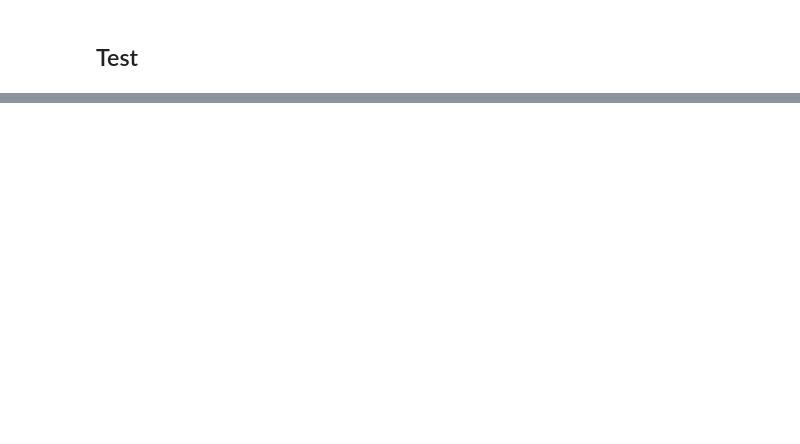
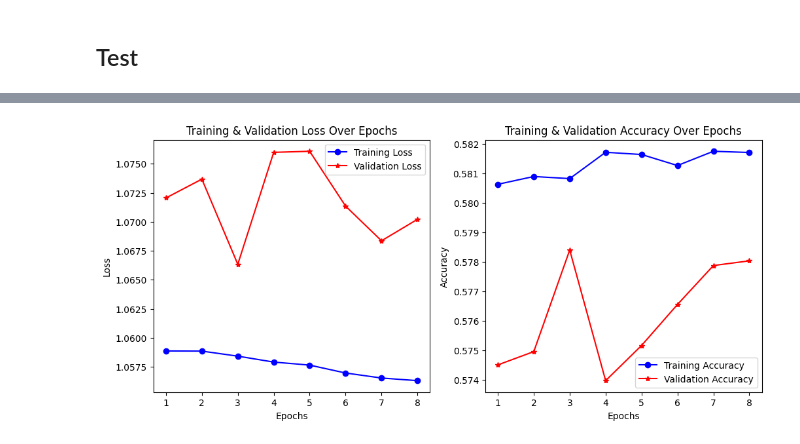
Before and after one commit to jennamferguson/Project1_Connect4, a Jupyter notebook: transformer.ipynb, the cells around one changed output, grey strips where cells are left out. Drawn from its saved outputs; the diff is of its cells as text; code cells hidden in the pictures; blank space fills up the shorter version.

```diff
--- a/transformer.ipynb
+++ b/transformer.ipynb
@@ -165,6 +160,8 @@ trans.compile(optimizer=tf.keras.optimizers.Adam(learning_rate=0.001),
               loss="categorical_crossentropy",
               metrics=["accuracy"])
 # %%
+from tensorflow.keras.callbacks import EarlyStopping
+
 early_stopping = EarlyStopping(
     monitor='val_loss',  # Stop if validation loss doesn't improve
     patience=5,          # Number of epochs to wait before stopping
@@ -173,6 +170,7 @@ early_stopping = EarlyStopping(
 
 history = trans.fit(X_train, y_train,
                     validation_data=(X_val, y_val),
-                    epochs=100,  # Adjust based on performance
-                    batch_size=64)  # Tune based on memory and dataset size
+                    epochs=20,  # Adjust based on performance
+                    batch_size=128,
+                    callbacks=[early_stopping])  # Tune based on memory and dataset size
 # %% [output]
@@ -203,0 +206,37 @@ trans.save('transformer_model.h5')
+# %%
+import matplotlib.pyplot as plt
+
+# Extract loss and accuracy values
+train_loss = history.history['loss']
+val_loss = history.history['val_loss']
+train_acc = history.history['accuracy']
+val_acc = history.history['val_accuracy']
+
+# Get number of epochs
+epochs = range(1, len(train_loss) + 1)
+
+# Create a figure
+plt.figure(figsize=(12, 5))
+
+# Plot Loss
+plt.subplot(1, 2, 1)
+plt.plot(epochs, train_loss, 'bo-', label='Training Loss')  # Blue circles
+plt.plot(epochs, val_loss, 'r*-', label='Validation Loss')  # Red stars
+plt.xlabel('Epochs')
+plt.ylabel('Loss')
+plt.title('Training & Validation Loss Over Epochs')
+plt.legend()
+
+# Plot Accuracy
+plt.subplot(1, 2, 2)
+plt.plot(epochs, train_acc, 'bo-', label='Training Accuracy')  # Blue circles
+plt.plot(epochs, val_acc, 'r*-', label='Validation Accuracy')  # Red stars
+plt.xlabel('Epochs')
+plt.ylabel('Accuracy')
+plt.title('Training & Validation Accuracy Over Epochs')
+plt.legend()
+
+# Show plots
+plt.show()
+# %% [output]
+[figure, added]
```
Also changed, not shown: parts of 4 cells of this notebook.
